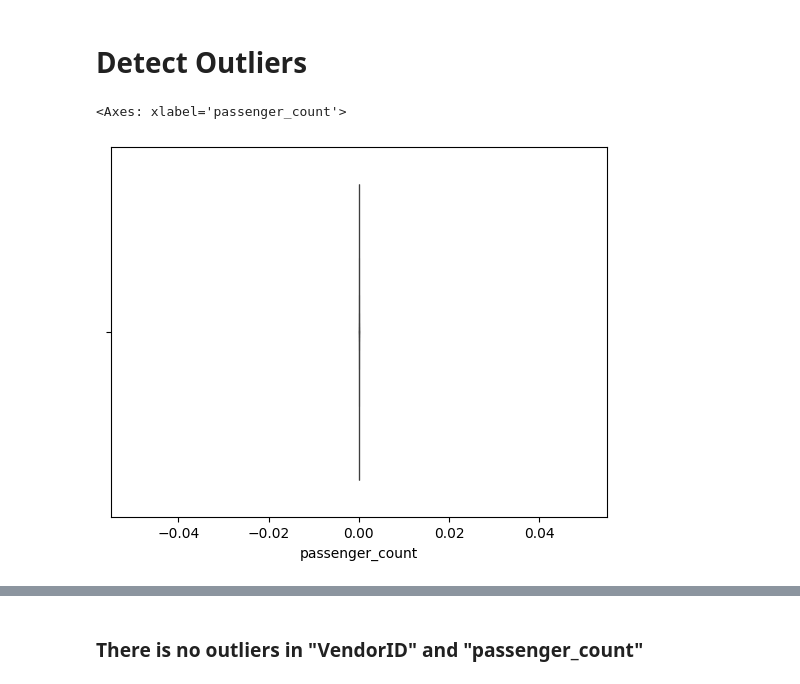
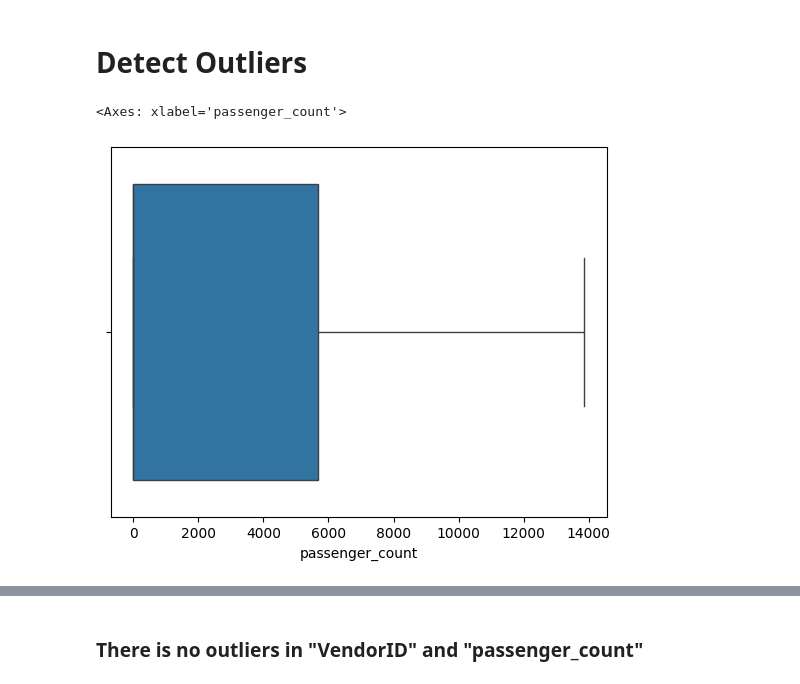
Before and after one commit to skhapijulhossen/uber-taxi-demand, a Jupyter notebook: notebooks/b_PreProcess/b_cleaning.ipynb, the cells around one changed output, grey strips where cells are left out. Cells and saved outputs as stored; diff of their text form; code cells hidden in the pictures.

```diff
--- a/notebooks/b_PreProcess/b_cleaning.ipynb
+++ b/notebooks/b_PreProcess/b_cleaning.ipynb
@@ -198,7 +218,7 @@ Filling missing values with the previous row's value is a suitable approach when
 # %% [markdown]
 # Detect Outliers
 # %%
-sns.boxenplot(data = data, x = "passenger_count")
+sns.boxplot(data = data, x = "passenger_count")
 # %% [output]
 <Axes: xlabel='passenger_count'>
-[figure, old version]
+[figure, new version]
```
Also changed, not shown: parts of 12 cells of this notebook.
